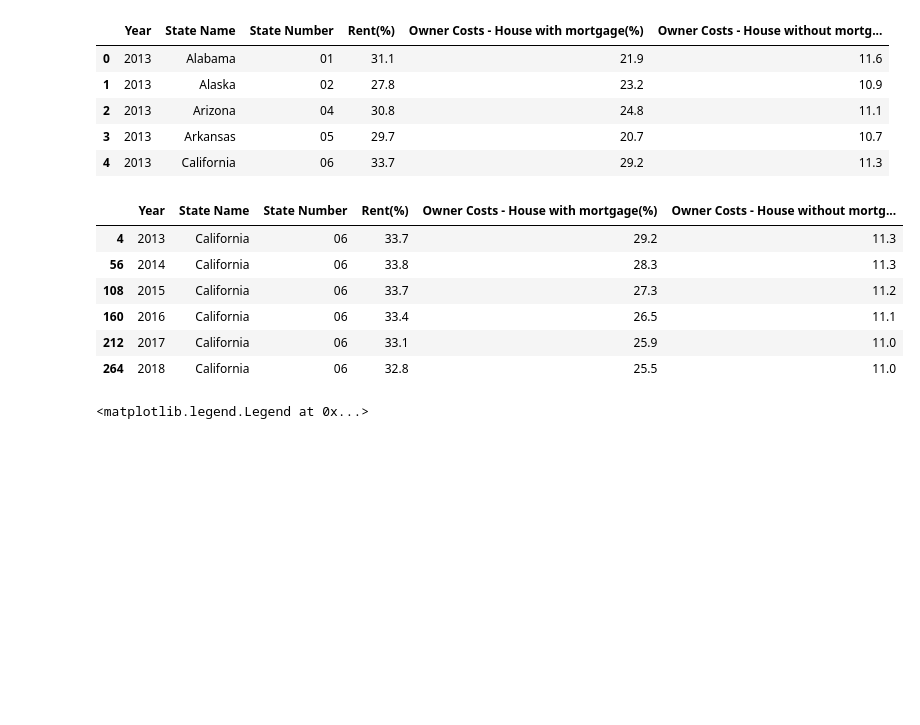
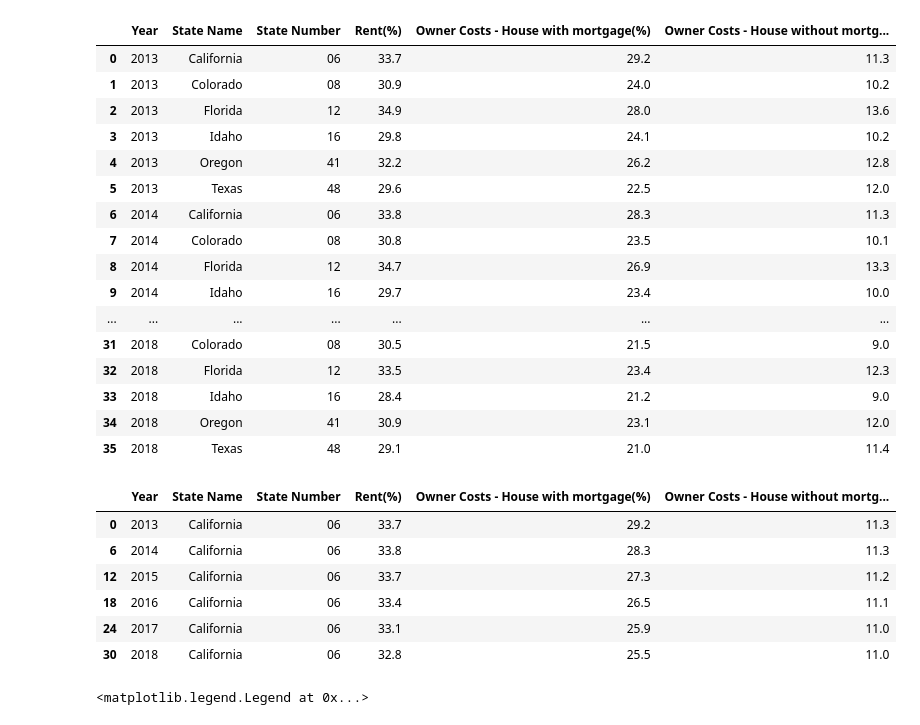
Before and after one commit to J3N1/UCI-Project-1-Team7, a Jupyter notebook: Data_by_Years-head2tail_append_Graphs_last_use_it.ipynb, the cells around one changed output. Drawn from its saved outputs; the diff is of its cells as text; code cells hidden in the pictures; blank space fills up the shorter version.

```diff
--- a/Data_by_Years-head2tail_append_Graphs_Correlations.ipynb
+++ b/Data_by_Years-head2tail_append_Graphs_last_use_it.ipynb
@@ -44,7 +44,7 @@ for y in years:
 
     #Give Names for your Groups
     median_rent_data = c.acs5.get(("NAME", "B25071_001E","B25092_002E", "B25092_003E"),
-                         {'for': 'state: *'})
+                         {'for': 'state: 06, 08, 12, 16, 41, 48'})
 
         #To assing yeach value with specific year
 
@@ -53,39 +53,50 @@ for y in years:
     median_rent_pd = pd.DataFrame(median_rent_data).sort_values("NAME",ascending=True)
     median_rent_pd = median_rent_pd.reset_index()
     #print(median_rent_pd)
 
     year_column=[]
     for i in range(len(median_rent_pd["state"])):
         year_column.append(y)
     #print(year_column)
 
     #Adding all data into lists
     state_number.extend(median_rent_pd["state"].tolist())
     states_list.extend(median_rent_pd["NAME"].tolist())
     years_list.extend(year_column)
     column1_data.extend(median_rent_pd["B25071_001E"].tolist())
     column2_data.extend(median_rent_pd["B25092_002E"].tolist())
     column3_data.extend(median_rent_pd["B25092_003E"].tolist())
 
 #print(years_list)
 #print(states_list)
 
 all_years_df["Year"] = years_list
 all_years_df["State Name"] = states_list
 all_years_df["State Number"] = state_number
 all_years_df[column1] = column1_data
 all_years_df[column2] = column2_data
 all_years_df[column3] = column3_data
 
-all_years_df.head()
+all_years_df
 #print(states_list)
 # %% [output]
 |  | Year | State Name | State Number | Rent(%) | Owner Costs - House with mortgage(%) | Owner Costs - House without mortg... |
-| 0 | 2013 | Alabama | 01 | 31.1 | 21.9 | 11.6 |
-| 1 | 2013 | Alaska | 02 | 27.8 | 23.2 | 10.9 |
-| 2 | 2013 | Arizona | 04 | 30.8 | 24.8 | 11.1 |
-| 3 | 2013 | Arkansas | 05 | 29.7 | 20.7 | 10.7 |
-| 4 | 2013 | California | 06 | 33.7 | 29.2 | 11.3 |
+| 0 | 2013 | California | 06 | 33.7 | 29.2 | 11.3 |
+| 1 | 2013 | Colorado | 08 | 30.9 | 24.0 | 10.2 |
+| 2 | 2013 | Florida | 12 | 34.9 | 28.0 | 13.6 |
+| 3 | 2013 | Idaho | 16 | 29.8 | 24.1 | 10.2 |
+| 4 | 2013 | Oregon | 41 | 32.2 | 26.2 | 12.8 |
+| 5 | 2013 | Texas | 48 | 29.6 | 22.5 | 12.0 |
+| 6 | 2014 | California | 06 | 33.8 | 28.3 | 11.3 |
+| 7 | 2014 | Colorado | 08 | 30.8 | 23.5 | 10.1 |
+| 8 | 2014 | Florida | 12 | 34.7 | 26.9 | 13.3 |
+| 9 | 2014 | Idaho | 16 | 29.7 | 23.4 | 10.0 |
+| ... | ... | ... | ... | ... | ... | ... |
+| 31 | 2018 | Colorado | 08 | 30.5 | 21.5 | 9.0 |
+| 32 | 2018 | Florida | 12 | 33.5 | 23.4 | 12.3 |
+| 33 | 2018 | Idaho | 16 | 28.4 | 21.2 | 9.0 |
+| 34 | 2018 | Oregon | 41 | 30.9 | 23.1 | 12.0 |
+| 35 | 2018 | Texas | 48 | 29.1 | 21.0 | 11.4 |
 # %%
 cal_all_years = all_years_df.loc[all_years_df["State Name"]=="California"]
 
@@ -103,12 +114,12 @@ texas_all_years = all_years_df.loc[all_years_df["State Name"]=="Texas"]
 cal_all_years
 # %% [output]
 |  | Year | State Name | State Number | Rent(%) | Owner Costs - House with mortgage(%) | Owner Costs - House without mortg... |
-| 4 | 2013 | California | 06 | 33.7 | 29.2 | 11.3 |
-| 56 | 2014 | California | 06 | 33.8 | 28.3 | 11.3 |
-| 108 | 2015 | California | 06 | 33.7 | 27.3 | 11.2 |
-| 160 | 2016 | California | 06 | 33.4 | 26.5 | 11.1 |
-| 212 | 2017 | California | 06 | 33.1 | 25.9 | 11.0 |
-| 264 | 2018 | California | 06 | 32.8 | 25.5 | 11.0 |
+| 0 | 2013 | California | 06 | 33.7 | 29.2 | 11.3 |
+| 6 | 2014 | California | 06 | 33.8 | 28.3 | 11.3 |
+| 12 | 2015 | California | 06 | 33.7 | 27.3 | 11.2 |
+| 18 | 2016 | California | 06 | 33.4 | 26.5 | 11.1 |
+| 24 | 2017 | California | 06 | 33.1 | 25.9 | 11.0 |
+| 30 | 2018 | California | 06 | 32.8 | 25.5 | 11.0 |
 # %%
 #Rent
 
```
Also changed, not shown: parts of 5 cells of this notebook.
